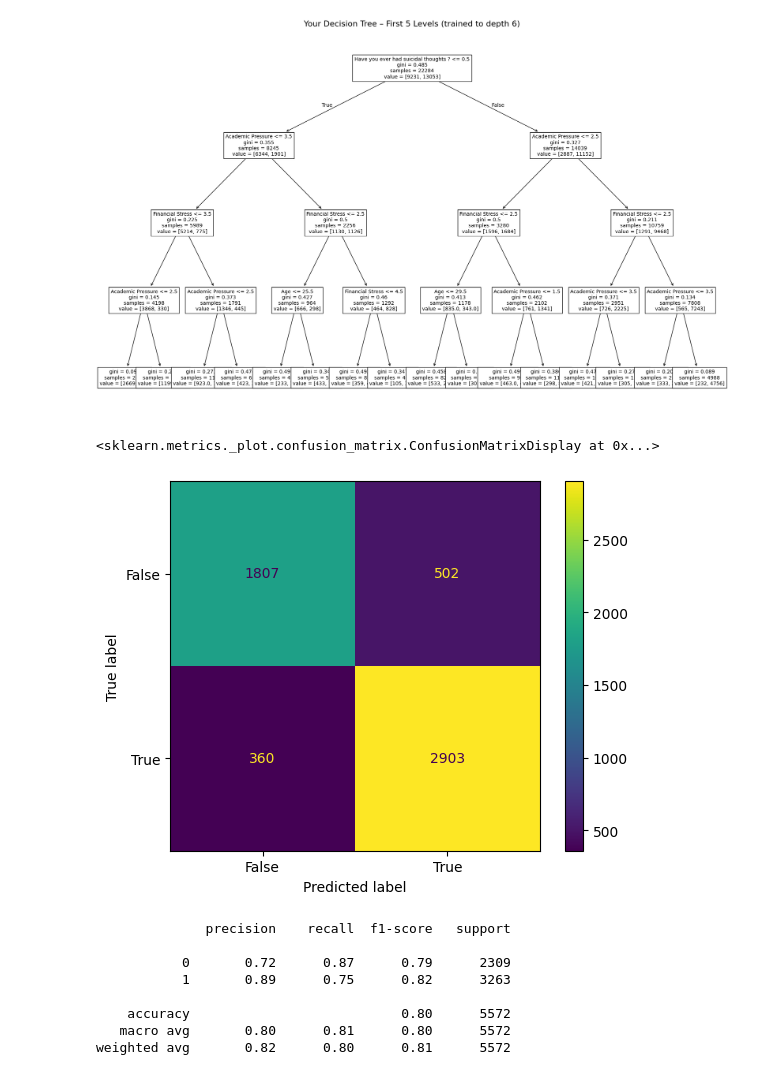
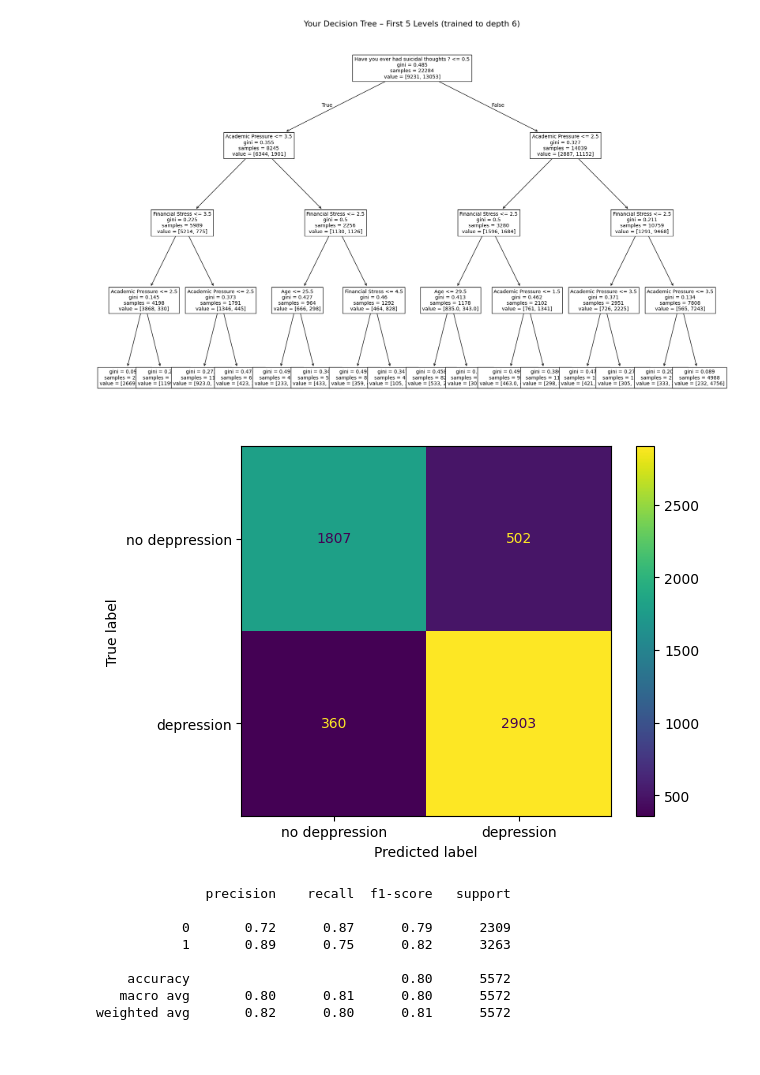
Before and after one commit to AleiyDroubi/Datascience, a Jupyter notebook: mental health project/dataset.ipynb, the cells around one changed output. Cells and saved outputs as stored; diff of their text form; code cells hidden in the pictures.

```diff
--- a/mental health project/dataset.ipynb
+++ b/mental health project/dataset.ipynb
@@ -214,15 +214,15 @@ plt.show()
 # %%
 from sklearn import metrics
 import numpy as np
 
 actual = y_test
 predicted = y_pred
 confusion_mtx = metrics.confusion_matrix(actual, predicted)
-cm_display = metrics.ConfusionMatrixDisplay(confusion_matrix = confusion_mtx, display_labels = [False, True])
+cm_display = metrics.ConfusionMatrixDisplay(confusion_matrix = confusion_mtx, display_labels = ['no deppression', 'depression'])
 cm_display.plot()
+plt.show()
 # %% [output]
-<sklearn.metrics._plot.confusion_matrix.ConfusionMatrixDisplay at 0x...>
-[figure, old version]
+[figure, new version]
 # %%
 #Naive Bayes Classifier
 from sklearn.naive_bayes import GaussianNB
```
Also changed, not shown: parts of 2 cells of this notebook, 15 other files.
